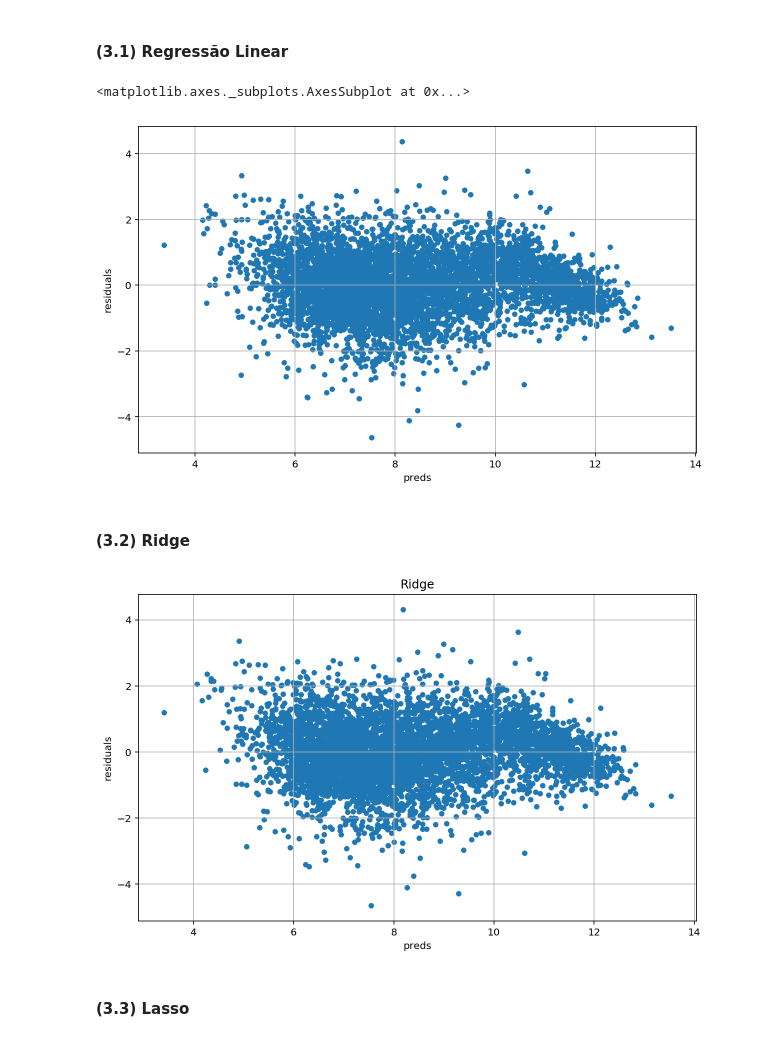
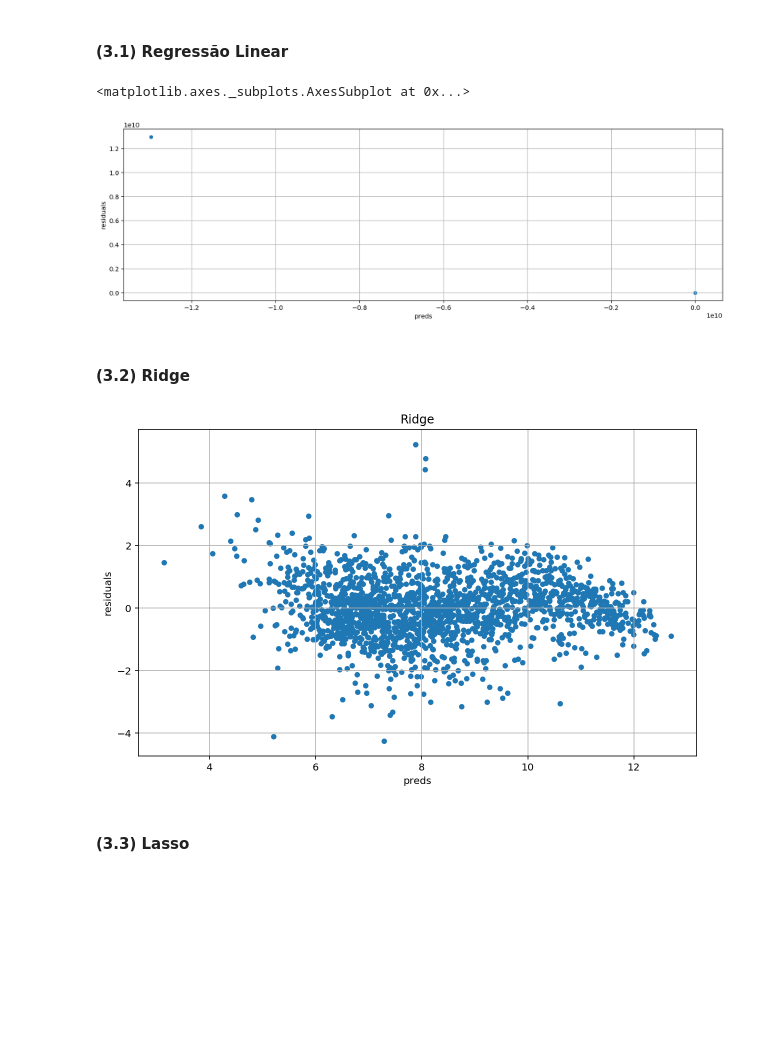
Before and after one commit to lucasncabral/MachineLearning, a Jupyter notebook: ElectionPrediction/ElectionPredictionNb.ipynb, the cells around one changed output. Drawn from its saved outputs; the diff is of its cells as text; code cells hidden in the pictures; blank space fills up the shorter version.

```diff
--- a/ElectionPrediction/ElectionPredictionNb.ipynb
+++ b/ElectionPrediction/ElectionPredictionNb.ipynb
@@ -51,8 +54,19 @@ data = data.drop(columns=['sequencial_candidato','media_receita','media_despesa'
 Aplicando normalização em todas as variáveis numéricas, exceto ano, por ser considerada como ordinal
 # %%
 #log transform skewed numeric features
+data = data.fillna(data.mean())
+
 numeric_feats = data.dtypes[data.dtypes != "object"].index
 
 numeric_feats = numeric_feats.drop('ano')
 
 data[numeric_feats] = np.log1p(data[numeric_feats])
+
+# para o teste
+teste = teste.fillna(teste.mean())
+
+numeric_feats = teste.dtypes[teste.dtypes != "object"].index
+
+numeric_feats = numeric_feats.drop('ano')
+
+teste[numeric_feats] = np.log1p(teste[numeric_feats])
@@ -59,15 +75,24 @@ data[numeric_feats] = np.log1p(data[numeric_feats])
+# %%
+allData = pd.concat((teste,data))
+
+teste_entradas = allData.loc[:,:'ocupacao']
+teste_entradas = pd.get_dummies(teste_entradas)
+
+entradas = teste_entradas.loc[teste_entradas['ano'] != 2014]
+teste_entradas = teste_entradas.loc[teste_entradas['ano'] == 2014]
+
+saida = allData.loc[allData['ano'] != 2014]
+saida = saida.loc[:,'votos']
+
+alvo = allData.loc[allData['ano'] == 2014]
+alvo = alvo.loc[:,'votos']
 # %% [markdown]
 Função dummy nas variáveis categóricas e preenchimento de valores NaN com a média dos valores da coluna.
 Dividisão dos dados em dados de treino e teste aleatoriamente, com proporção de 75% para treino e 25% para validação.
-# %%
-from sklearn.model_selection import train_test_split
-entradas = data.loc[:,:'ocupacao']
-saida = data.loc[:,'votos']
-
-entradas = entradas.fillna(entradas.mean())
-entradas = pd.get_dummies(entradas)
-
-X_train, X_test, Y_train, Y_test = train_test_split(entradas,saida)
+# %%
+from sklearn.model_selection import train_test_split
+
+X_train, X_validation, Y_train, Y_validation = train_test_split(entradas, saida, test_size=0.25, random_state = 12)
 # %% [markdown]
 #### (2) Modelos
 # %% [markdown]
@@ -218,12 +243,12 @@ Ao final, obtivemos os seguintes rmses de validação cruzada para os modelos co
 #### (3.1) Regressão Linear
 # %%
 model_reg_linear = LinearRegression().fit(X_train, Y_train)
-preds = pd.DataFrame({"preds": model_reg_linear.predict(X_train), "true":Y_train})
+preds = pd.DataFrame({"preds": model_reg_linear.predict(X_validation), "true":Y_validation})
 preds["residuals"] = preds["true"] - preds["preds"]
 preds.plot(x = "preds", y = "residuals",kind = "scatter", grid=True)
 # %% [output]
 <matplotlib.axes._subplots.AxesSubplot at 0x...>
-[figure, old version]
+[figure, new version]
 # %% [markdown]
 #### (3.2) Ridge
 # %%
@@ -232,11 +257,11 @@ matplotlib.rcParams['figure.figsize'] = (10.0, 6.0)
 model_ridge = Ridge(alpha = cv_ridge.idxmin())
 model_ridge.fit(X_train,Y_train)
 
-preds_ridge = pd.DataFrame({"preds":model_ridge.predict(X_train), "true":Y_train})
+preds_ridge = pd.DataFrame({"preds":model_ridge.predict(X_validation), "true":Y_validation})
 preds_ridge["residuals"] = preds_ridge["true"] - preds_ridge["preds"]
 x = preds_ridge.plot(x = "preds", y = "residuals",kind = "scatter", title = "Ridge", grid = True)
 # %% [output]
-[figure, old version]
+[figure, new version]
 # %% [markdown]
 #### (3.3) Lasso
 # %%
```
Also changed, not shown: parts of 29 cells of this notebook, 1 other file.
